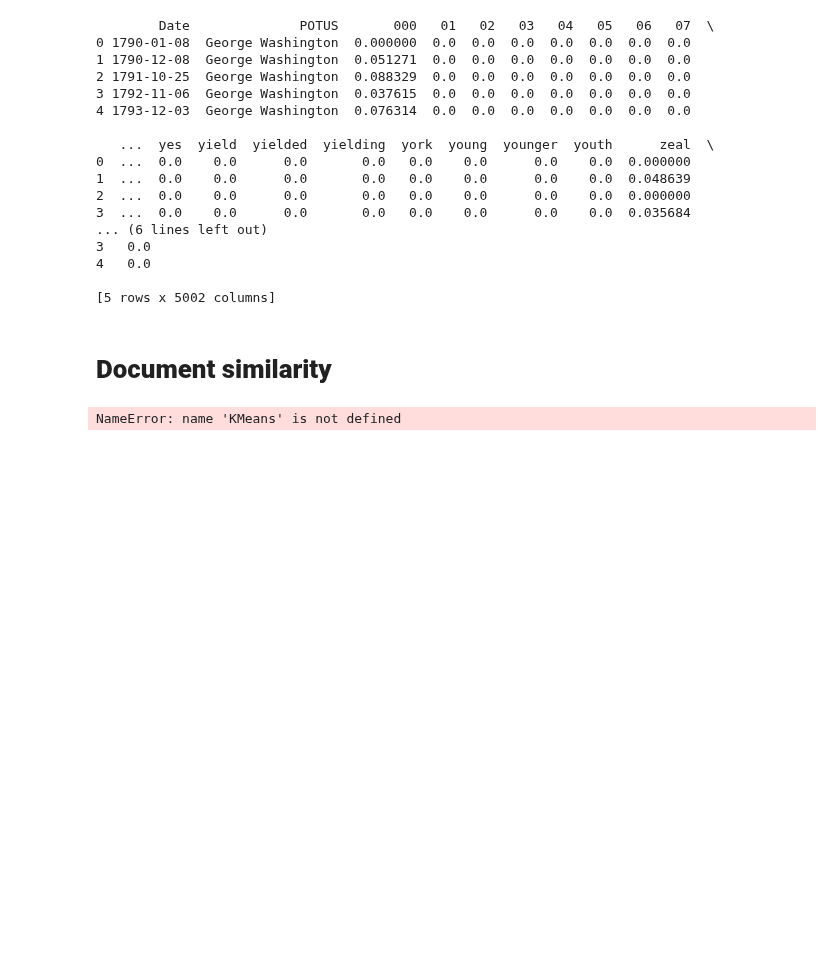
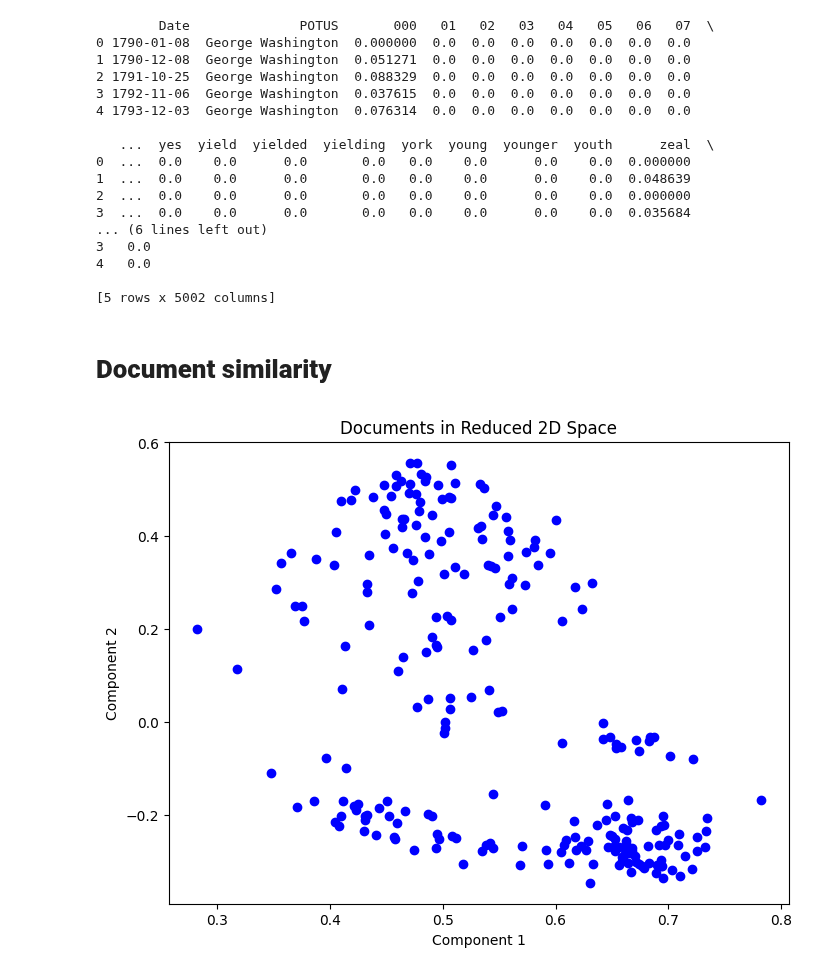
Before and after one commit to alex-smith-uwec/NLP_Spring2025, a Jupyter notebook: Inauguration_TF_IDF_Scikit_Learn.ipynb, the cells around one changed output. Drawn from its saved outputs; the diff is of its cells as text; code cells hidden in the pictures; blank space fills up the shorter version.

```diff
--- a/Inauguration_TF_IDF_Scikit_Learn.ipynb
+++ b/Inauguration_TF_IDF_Scikit_Learn.ipynb
@@ -84,39 +84,3 @@ print(tfidf_df.head())
 [5 rows x 5002 columns]
 # %% [markdown]
 # **Document similarity**
-# %%
-
-svd = TruncatedSVD(n_components=2, random_state=42)
-reduced_matrix = svd.fit_transform(tfidf_matrix)
-
-# Apply KMeans for clustering (optional)
-kmeans = KMeans(n_clusters=5, random_state=42)
-clusters = kmeans.fit_predict(reduced_matrix)
-
-# Prepare DataFrame for plotting
-df_plot = pd.DataFrame({
-    'x': reduced_matrix[:, 0],
-    'y': reduced_matrix[:, 1],
-    'POTUS': sorted_potus,
-    'Date': sorted_dates,
-    'Cluster': clusters
-})
-
-# Plotting
-plt.figure(figsize=(12, 8))
-scatter = plt.scatter(df_plot['x'], df_plot['y'], c=df_plot['Cluster'], cmap='tab10', s=100, alpha=0.7)
-plt.title('2D Clustering of State of the Union Addresses (TruncatedSVD)')
-plt.xlabel('Component 1')
-plt.ylabel('Component 2')
-
-# Add legend
-handles, labels = scatter.legend_elements(prop="colors")
-plt.legend(handles, [f"Cluster {i}" for i in range(len(set(clusters)))], title="Clusters")
-
-# Annotate points with POTUS names
-for i in range(df_plot.shape[0]):
-    plt.annotate(df_plot['POTUS'][i], (df_plot['x'][i], df_plot['y'][i]), fontsize=8, alpha=0.6)
-
-plt.show()
-# %% [output]
-NameError: name 'KMeans' is not defined
@@ -122,0 +93,17 @@ NameError: name 'KMeans' is not defined
+# %%
+# Plotting the documents in reduced dimensions
+import matplotlib.pyplot as plt
+
+plt.figure(figsize=(8, 6))
+plt.scatter(reduced_matrix[:, 0], reduced_matrix[:, 1], color='blue')
+
+# # Use sorted_texts instead of documents
+# for i, doc in enumerate(sorted_texts):
+#     plt.annotate(f'Doc {i+1}', (reduced_matrix[i, 0], reduced_matrix[i, 1]))
+
+plt.title('Documents in Reduced 2D Space')
+plt.xlabel('Component 1')
+plt.ylabel('Component 2')
+plt.show()
+# %% [output]
+[figure, added]
```
Also changed, not shown: parts of 1 cell of this notebook.
